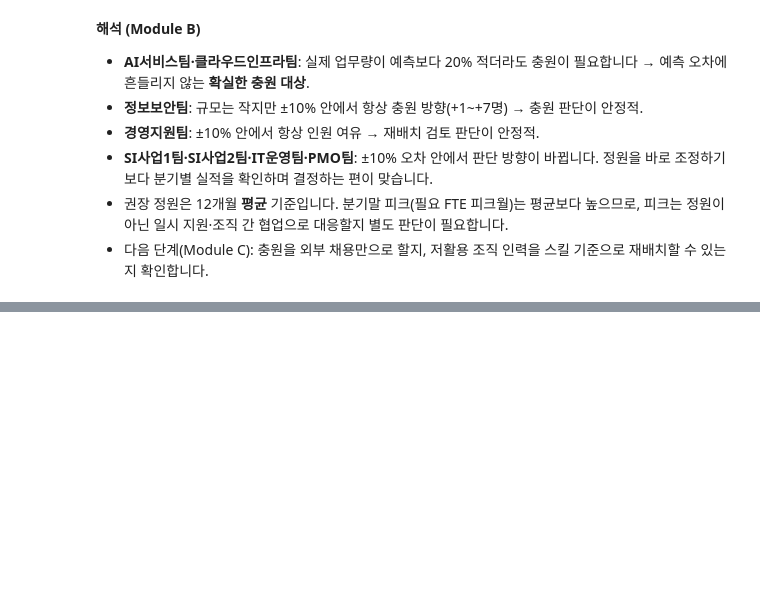
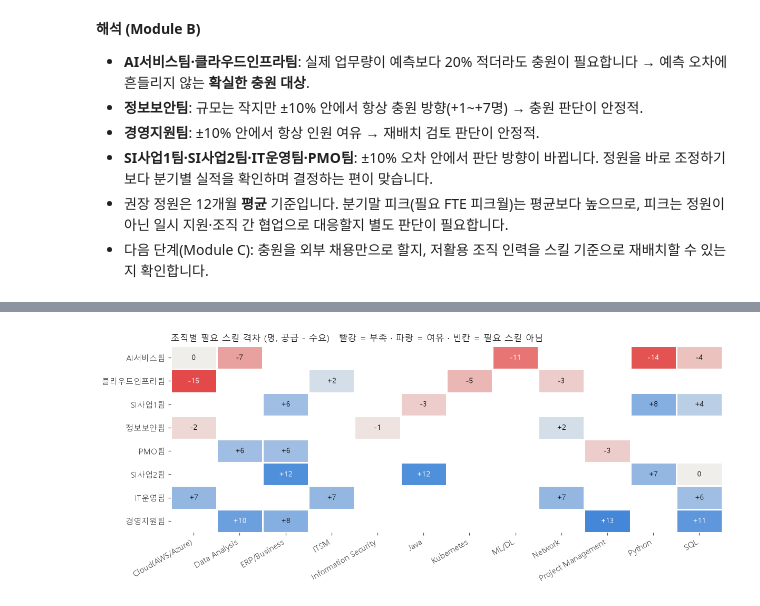
Before and after one commit to sujin-1015/orgpilot-ai, a Jupyter notebook: notebooks/analysis.ipynb, the cells around one changed output, grey strips where cells are left out. Drawn from its saved outputs; the diff is of its cells as text; code cells hidden in the pictures; blank space fills up the shorter version.

```diff
--- a/notebooks/analysis.ipynb
+++ b/notebooks/analysis.ipynb
@@ -338,0 +364,24 @@ fig.tight_layout(); fig.savefig(IMG / "b_sensitivity.png", bbox_inches="tight")
+# %%
+from matplotlib.colors import LinearSegmentedColormap, TwoSlopeNorm
+g = C.skill_gap(tables, table)
+mat = g.pivot(index="name", columns="skill", values="gap")
+mat = mat.loc[table.sort_values("headcount_gap", ascending=False)["name"]]
+cmap = LinearSegmentedColormap.from_list("div", ["#e34948", "#f0efec", "#2a78d6"])
+lim = np.nanmax(np.abs(mat.to_numpy()))
+fig, ax = plt.subplots(figsize=(11, 4.6))
+ax.imshow(mat.to_numpy(dtype=float), cmap=cmap, norm=TwoSlopeNorm(0, -lim, lim), aspect="auto")
+for i in range(mat.shape[0]):
+    for j in range(mat.shape[1]):
+        v = mat.iat[i, j]
+        if not pd.isna(v):
+            ax.text(j, i, f"{int(v):+d}" if v else "0", ha="center", va="center", fontsize=9,
+                    color="white" if abs(v) > lim * 0.6 else INK)
+ax.set_xticks(range(mat.shape[1]), mat.columns, rotation=30, ha="right")
+ax.set_yticks(range(mat.shape[0]), mat.index)
+ax.set_xticks(np.arange(-.5, mat.shape[1]), minor=True); ax.set_yticks(np.arange(-.5, mat.shape[0]), minor=True)
+ax.grid(which="minor", color="white", lw=2); ax.tick_params(which="minor", length=0)
+for s in ax.spines.values(): s.set_visible(False)
+ax.set_title("조직별 필요 스킬 격차 (명, 공급 - 수요)   빨강 = 부족 · 파랑 = 여유 · 빈칸 = 필요 스킬 아님", loc="left", color=INK, fontsize=11)
+fig.tight_layout(); fig.savefig(IMG / "c_skill_gap.png", bbox_inches="tight")
+# %% [output]
+[figure, added]
```
Also changed, not shown: parts of 10 cells of this notebook, 6 other files.
